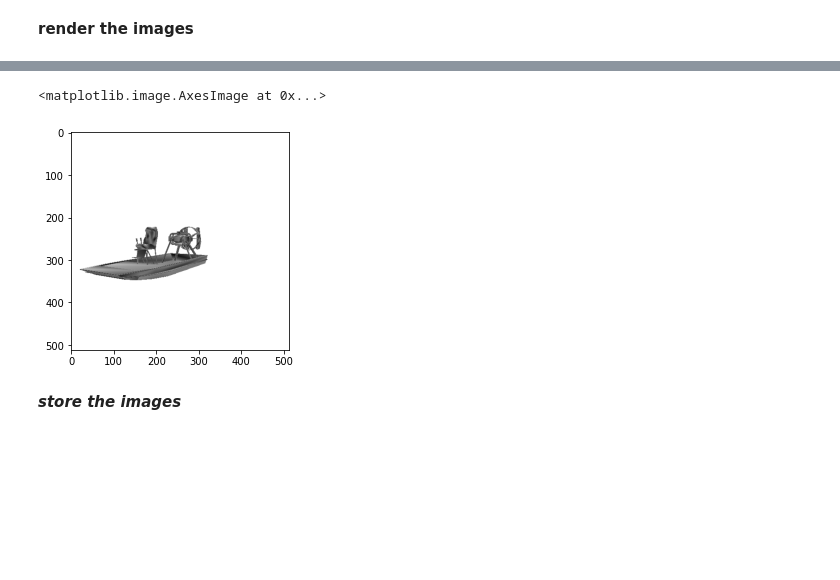
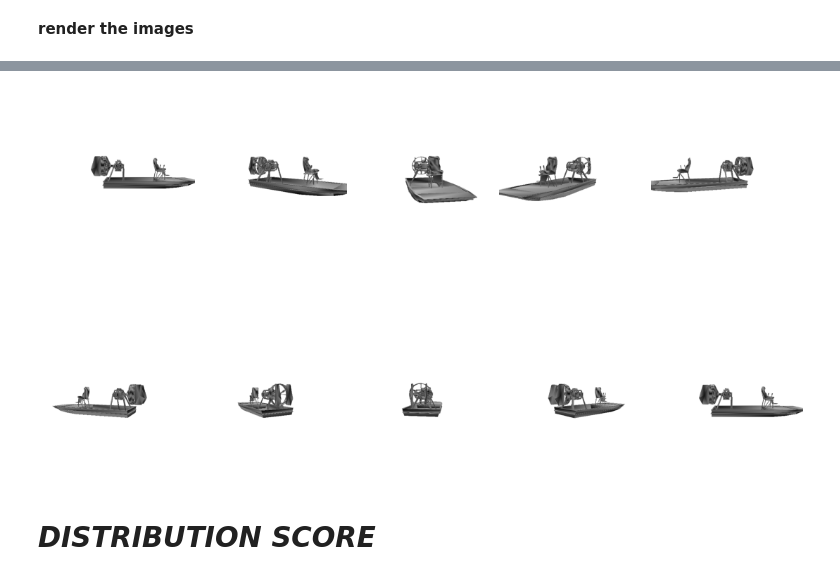
Before and after one commit to r1cc4r2o/point-e, a Jupyter notebook: pointrender.ipynb, the cells around one changed output, grey strips where cells are left out. Cells and saved outputs as stored; diff of their text form; code cells hidden in the pictures; blank space fills up the shorter version.

Commit message:
update point render

```diff
--- a/pointrender.ipynb
+++ b/pointrender.ipynb
@@ -577,7 +589,6 @@ c=c[None,:] # with this trick we add a texture to the mesh even if there is no t
 verts_rgb = torch.zeros([1, mesh.verts_list()[0].shape[0], 3], device=device)+c
 mesh.textures = TexturesVertex(verts_features=verts_rgb)
 # %%
-num_img=4
 num_img=10
 
 # make the scene centered in offset
@@ -592,17 +603,14 @@ mesh.scale_verts_((1.0 / float(scale)));
 renders = []
 angles = np.linspace(0,360,num_img)
 for i, angle in enumerate(tqdm(angles)):
-    R, T = pytorch3d.renderer.look_at_view_transform(dist=3.0, elev=2, azim=angle)
+    R, T = pytorch3d.renderer.look_at_view_transform(dist=1.8, elev=2, azim=angle)
     cameras = pytorch3d.renderer.FoVPerspectiveCameras(R=R, T=T, device=device)
     renderer=get_mesh_renderer(device=device)
     rend = renderer(mesh, cameras=cameras)
     rend = rend.cpu().numpy()
-    renders.append(rend)
+    renders.append(rend[0])
-# %%
-im=renders[3]
-plt.imshow(im[0,..., :3])
-# %% [output]
-<matplotlib.image.AxesImage at 0x...>
-[figure, removed]
-# %% [markdown]
-***store the images***
+# %%
+image_grid(torch.Tensor(renders).numpy(), rows=2, cols=5, rgb=True)
+plt.show()
+# %% [output]
+[figure, added]
@@ -608,0 +619,2 @@ plt.imshow(im[0,..., :3])
+# %% [markdown]
+# ***DISTRIBUTION SCORE***
```
Also changed, not shown: parts of 52 cells of this notebook.
